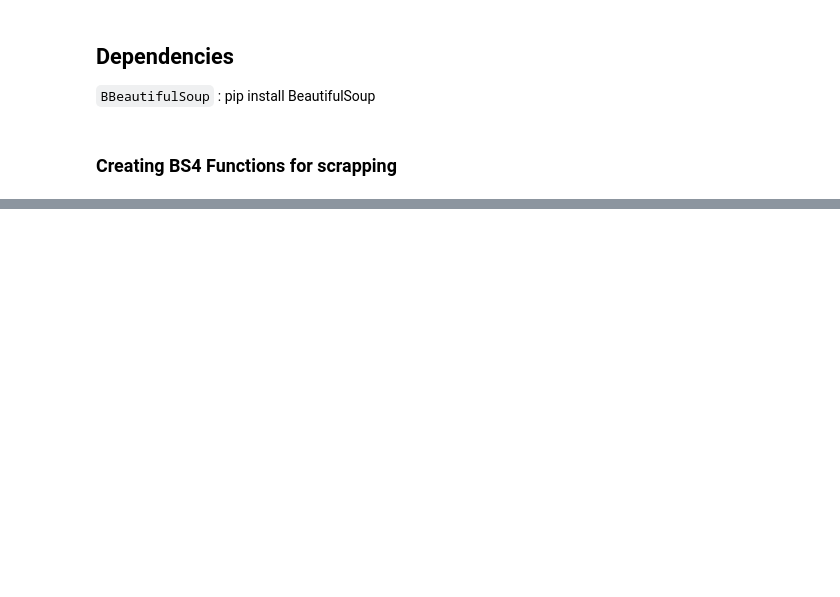
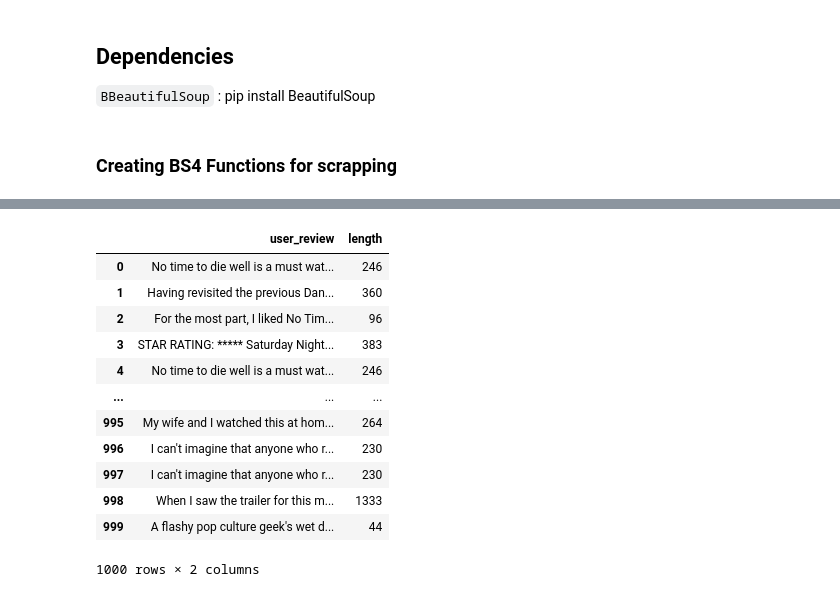
Before and after one commit to sanjay-kv/Semi-supervised-sequence-learning-Project, a Jupyter notebook: imdb_review_scrapping/Movie_review_imdb_scrapping.ipynb, the cells around one changed output, grey strips where cells are left out. Saved outputs shown, nothing was run; the diff lists cells and outputs as text; code cells hidden in the pictures; blank space fills up the shorter version.

```diff
--- a/imdb_review_scrapping/Movie_review_imdb_scrapping.ipynb
+++ b/imdb_review_scrapping/Movie_review_imdb_scrapping.ipynb
@@ -195,0 +193,21 @@ df.head(20) #converting it into data frama
+# %%
+text_list = [m for m in df['user_review']]
+#text_list
+# %%
+text_list_length = [len(m.split()) for m in text_list]
+df['length'] = text_list_length
+df
+# %% [output]
+|  | user_review | length |
+| 0 | No time to die well is a must wat... | 246 |
+| 1 | Having revisited the previous Dan... | 360 |
+| 2 | For the most part, I liked No Tim... | 96 |
+| 3 | STAR RATING: ***** Saturday Night... | 383 |
+| 4 | No time to die well is a must wat... | 246 |
+| ... | ... | ... |
+| 995 | My wife and I watched this at hom... | 264 |
+| 996 | I can't imagine that anyone who r... | 230 |
+| 997 | I can't imagine that anyone who r... | 230 |
+| 998 | When I saw the trailer for this m... | 1333 |
+| 999 | A flashy pop culture geek's wet d... | 44 |
+1000 rows × 2 columns
```
Also changed, not shown: parts of 6 cells of this notebook.
